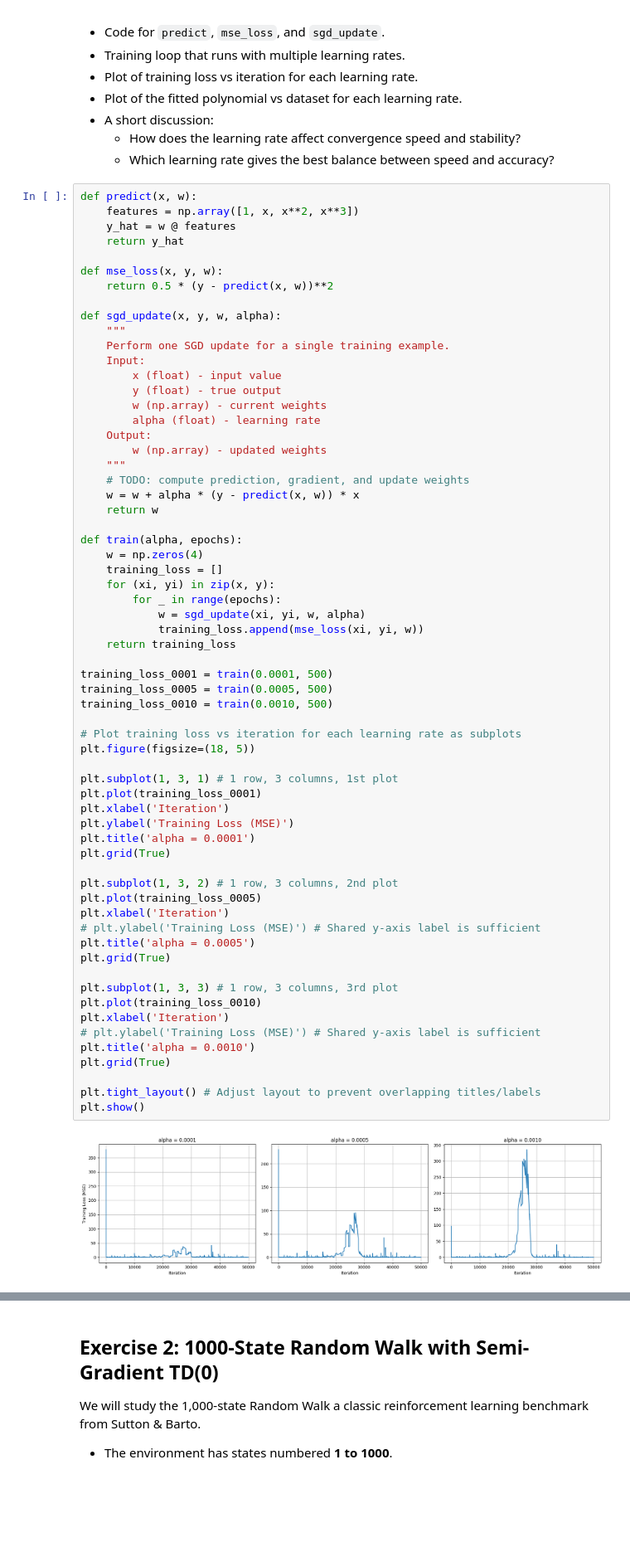
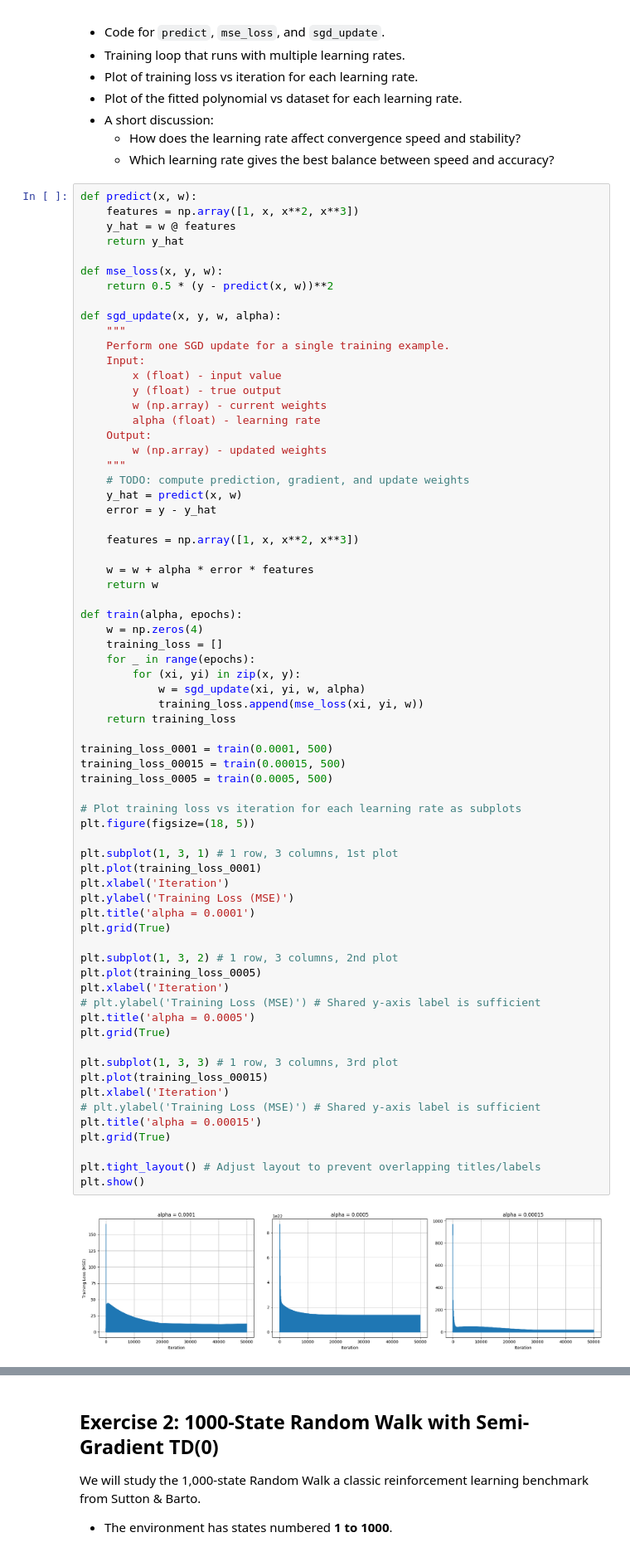
Before and after one commit to vincentzouras/cse337, a Jupyter notebook: lab5_approximation.ipynb, the cells around one changed output, grey strips where cells are left out. Shown at 83% size. Cells and saved outputs as stored; diff of their text form; blank space fills up the shorter version.

```diff
--- a/lab5_approximation.ipynb
+++ b/lab5_approximation.ipynb
@@ -123,47 +123,52 @@ def sgd_update(x, y, w, alpha):
         w (np.array) - updated weights
     """
     # TODO: compute prediction, gradient, and update weights
-    w = w + alpha * (y - predict(x, w)) * x
+    y_hat = predict(x, w)
+    error = y - y_hat
+
+    features = np.array([1, x, x**2, x**3])
+
+    w = w + alpha * error * features
     return w
 
 def train(alpha, epochs):
     w = np.zeros(4)
     training_loss = []
-    for (xi, yi) in zip(x, y):
-        for _ in range(epochs):
+    for _ in range(epochs):
+        for (xi, yi) in zip(x, y):
             w = sgd_update(xi, yi, w, alpha)
             training_loss.append(mse_loss(xi, yi, w))
     return training_loss
 
 training_loss_0001 = train(0.0001, 500)
+training_loss_00015 = train(0.00015, 500)
 training_loss_0005 = train(0.0005, 500)
-training_loss_0010 = train(0.0010, 500)
 
 # Plot training loss vs iteration for each learning rate as subplots
 plt.figure(figsize=(18, 5))
 
 plt.subplot(1, 3, 1) # 1 row, 3 columns, 1st plot
 plt.plot(training_loss_0001)
 plt.xlabel('Iteration')
 plt.ylabel('Training Loss (MSE)')
 plt.title('alpha = 0.0001')
 plt.grid(True)
 
 plt.subplot(1, 3, 2) # 1 row, 3 columns, 2nd plot
 plt.plot(training_loss_0005)
 plt.xlabel('Iteration')
 # plt.ylabel('Training Loss (MSE)') # Shared y-axis label is sufficient
 plt.title('alpha = 0.0005')
 plt.grid(True)
 
 plt.subplot(1, 3, 3) # 1 row, 3 columns, 3rd plot
-plt.plot(training_loss_0010)
+plt.plot(training_loss_00015)
 plt.xlabel('Iteration')
 # plt.ylabel('Training Loss (MSE)') # Shared y-axis label is sufficient
-plt.title('alpha = 0.0010')
+plt.title('alpha = 0.00015')
 plt.grid(True)
 
 plt.tight_layout() # Adjust layout to prevent overlapping titles/labels
 plt.show()
 # %% [output]
-[figure, old version]
+[figure, new version]
```
Also changed, not shown: parts of 6 cells of this notebook.
